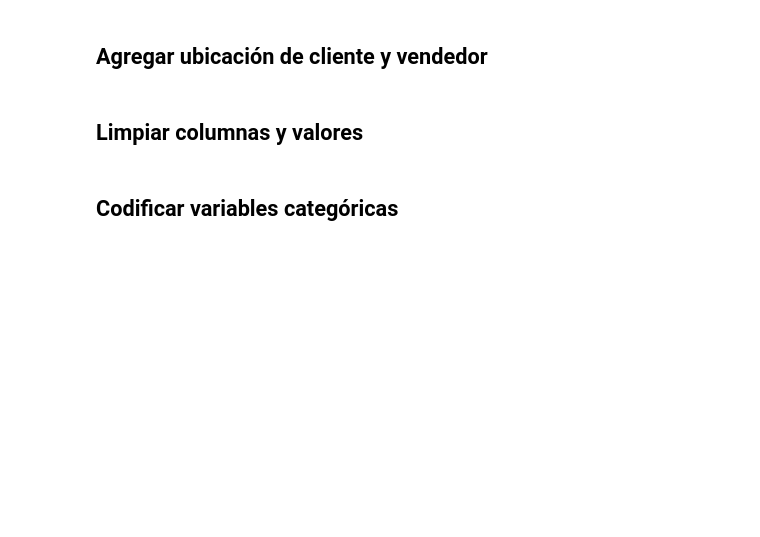
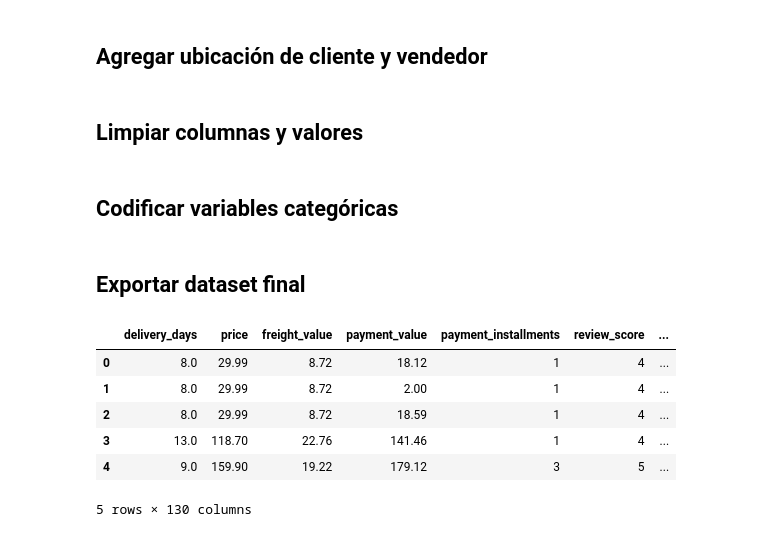
Before and after one commit to Ctribsz/ProyectoFinal-DM, a Jupyter notebook: finalProject.ipynb, the cells around one changed output. Drawn from its saved outputs; the diff is of its cells as text; code cells hidden in the pictures; blank space fills up the shorter version.

Commit message:
Add files via upload
FEAT: Preprocesado Listo para Modelado

```diff
--- a/finalProject.ipynb
+++ b/finalProject.ipynb
@@ -604,3 +604,16 @@ df = df.dropna(subset=["review_score", "delivery_days", "price", "freight_value"
 df_model = pd.get_dummies(df, columns=[
     "payment_type", "product_category_name", "customer_state", "seller_state"
 ], drop_first=True)
+# %% [markdown]
+## Exportar dataset final
+# %%
+df_model.to_csv("dataset_final_para_modelo.csv", index=False)
+df_model.head()
+# %% [output]
+|  | delivery_days | price | freight_value | payment_value | payment_installments | review_score | ... |
+| 0 | 8.0 | 29.99 | 8.72 | 18.12 | 1 | 4 | ... |
+| 1 | 8.0 | 29.99 | 8.72 | 2.00 | 1 | 4 | ... |
+| 2 | 8.0 | 29.99 | 8.72 | 18.59 | 1 | 4 | ... |
+| 3 | 13.0 | 118.70 | 22.76 | 141.46 | 1 | 4 | ... |
+| 4 | 9.0 | 159.90 | 19.22 | 179.12 | 3 | 5 | ... |
+5 rows × 130 columns
```
